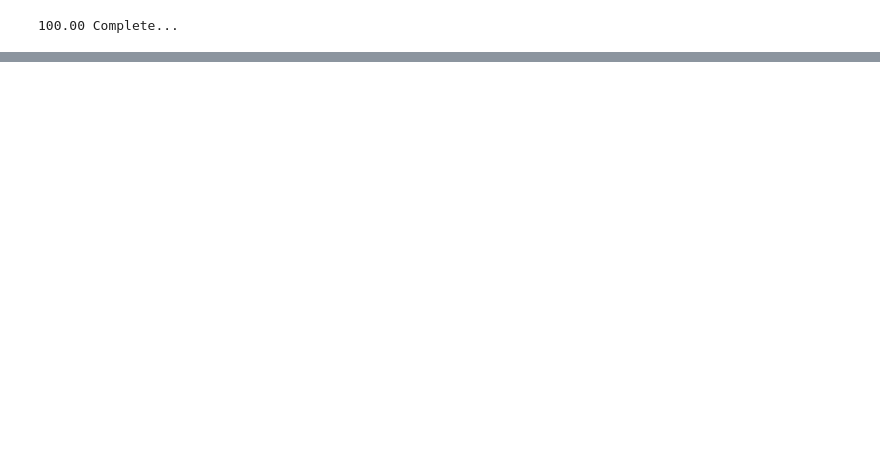
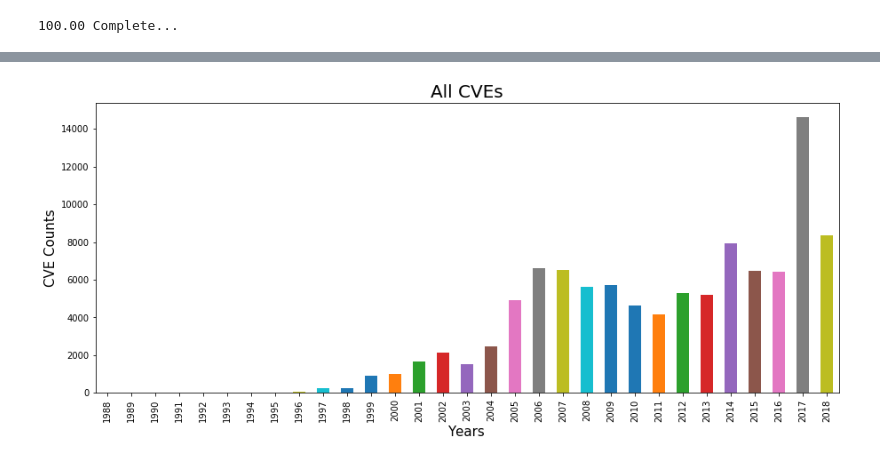
Before and after one commit to kfarr3/MLND-Capstone, a Jupyter notebook: code/data_prep/metasploit.ipynb, the cells around one changed output, grey strips where cells are left out. Drawn from its saved outputs; the diff is of its cells as text; code cells hidden in the pictures; blank space fills up the shorter version.

```diff
--- a/code/data_prep/metasploit.ipynb
+++ b/code/data_prep/metasploit.ipynb
@@ -171,3 +135,7 @@ cves_pos_df['date'].count()
 out = cves_df.to_json(orient='records')
 with open(CVE_METASPLOIT_PROCESSED, 'w') as fout:
     fout.write(out)
+# %%
+cves_df = cves_df.sort_values(by='date')
+cves_df['year'] = cves_df['date'].dt.year
+cves_df.head()
@@ -173,0 +152,16 @@ with open(CVE_METASPLOIT_PROCESSED, 'w') as fout:
+# %%
+plt.rcParams['figure.figsize'] = 15,6
+#plt.rcParams['figure.figsize'] = 8, 4
+title_size=20
+labelsize=15
+ticksize=10
+
+# plot the number of vulnerabilities by year
+cves_df.groupby('year')['year'].size().plot(kind='bar')
+plt.title('All CVEs', fontsize=title_size)
+plt.xlabel('Years', fontsize=labelsize)
+plt.ylabel('CVE Counts', fontsize=labelsize)
+plt.tick_params(labelsize=ticksize)
+plt.savefig('../../docs/img/all_cve_bar.png')
+# %% [output]
+[figure, added]
```
Also changed, not shown: parts of 38 cells of this notebook, 15 other files.
